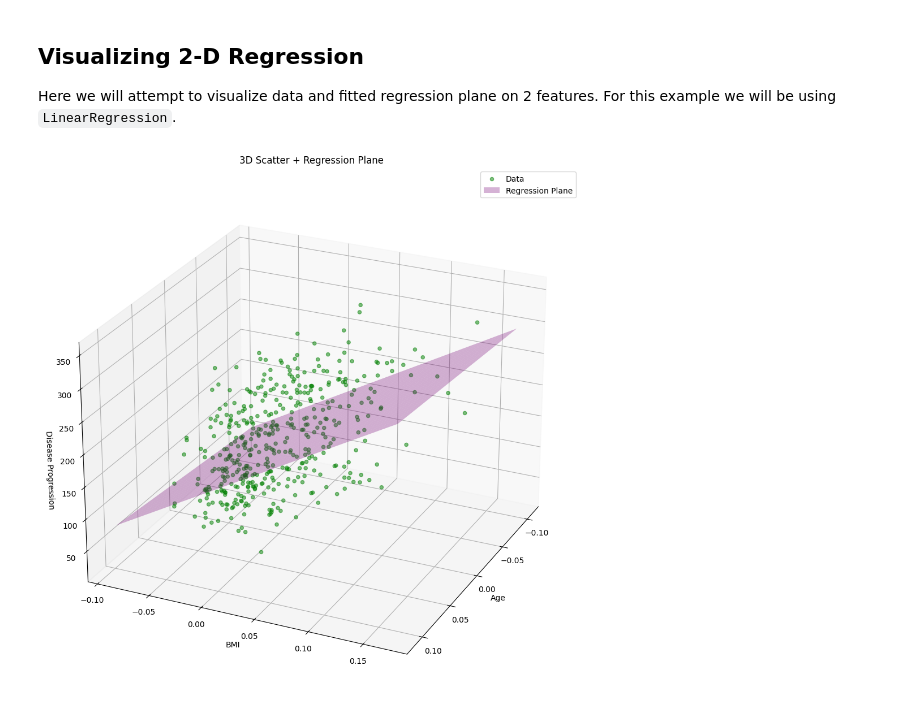
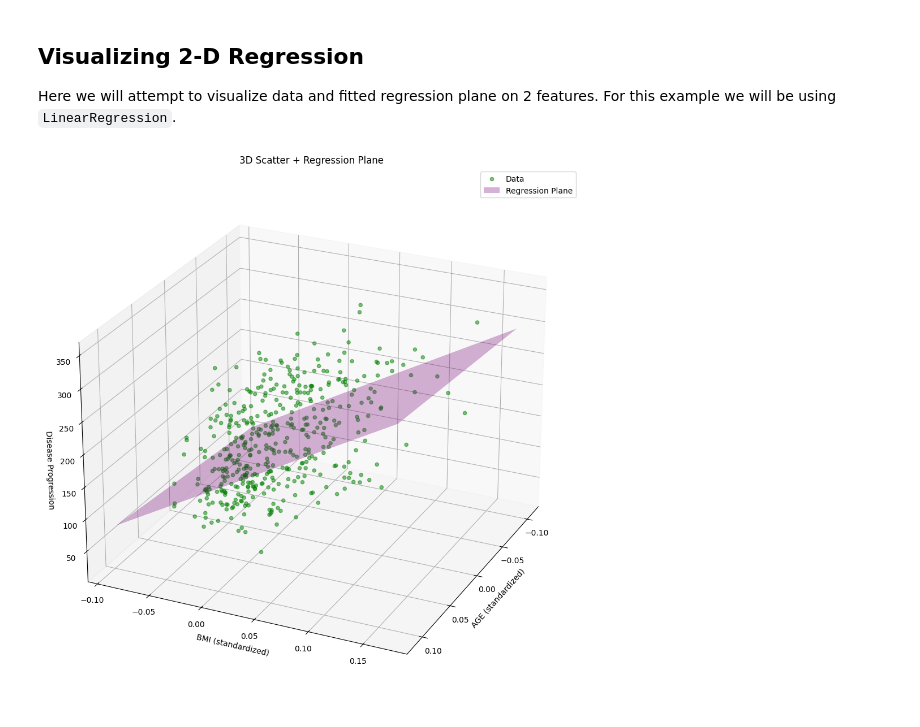
Before and after one commit to arishokri/ml_in_io, a Jupyter notebook: lectures/week6_1_linear_regression.ipynb, the cells around one changed output. Drawn from its saved outputs; the diff is of its cells as text; code cells hidden in the pictures.

```diff
--- a/lectures/week6_1_linear_regression.ipynb
+++ b/lectures/week6_1_linear_regression.ipynb
@@ -469,41 +474,41 @@ Here we will attempt to visualize data and fitted regression plane on 2 features
 # %%
 X = diabetes.data
 y = diabetes.target
-
+f1, f2 = 0, 2
 # Pick two features
-x0 = X[:, 0]  # Age
-x1 = X[:, 2]  # BMI
+x0 = X[:, f1]  # Age
+x1 = X[:, f2]  # BMI
 
 X_2d = np.column_stack([x0, x1])
 
 # Fit linear regression using 2 features
 lr = LinearRegression(fit_intercept=True)
 lr.fit(X_2d, y)
 
 b = lr.intercept_
 w0, w1 = lr.coef_
 
 
 # Create a meshgrid over x0 and x1
 x0_grid = np.linspace(x0.min(), x0.max(), 30)
 x1_grid = np.linspace(x1.min(), x1.max(), 30)
 xx0, xx1 = np.meshgrid(x0_grid, x1_grid)
 
 # Regression plane values
 yy_hat = w0 * xx0 + w1 * xx1 + b
 
 fig = plt.figure(figsize=(10, 10))
 ax = fig.add_subplot(projection="3d")
 ax.scatter(x0, x1, y, alpha=0.5, color="green", label="Data")
 ax.plot_surface(xx0, xx1, yy_hat, alpha=0.3, color="purple", label="Regression Plane")
-ax.set_xlabel("Age")
-ax.set_ylabel("BMI")
+ax.set_xlabel(f"{diabetes.feature_names[f1].upper()} (standardized)")
+ax.set_ylabel(f"{diabetes.feature_names[f2].upper()} (standardized)")
 ax.set_zlabel("Disease Progression")
 ax.set_title("3D Scatter + Regression Plane")
 ax.legend()
 ax.view_init(elev=25, azim=25)  # Adjusts the viewing angle.
 
 plt.tight_layout()
 plt.show()
 # %% [output]
-[figure, old version]
+[figure, new version]
```
Also changed, not shown: parts of 5 cells of this notebook, 1 other file.
